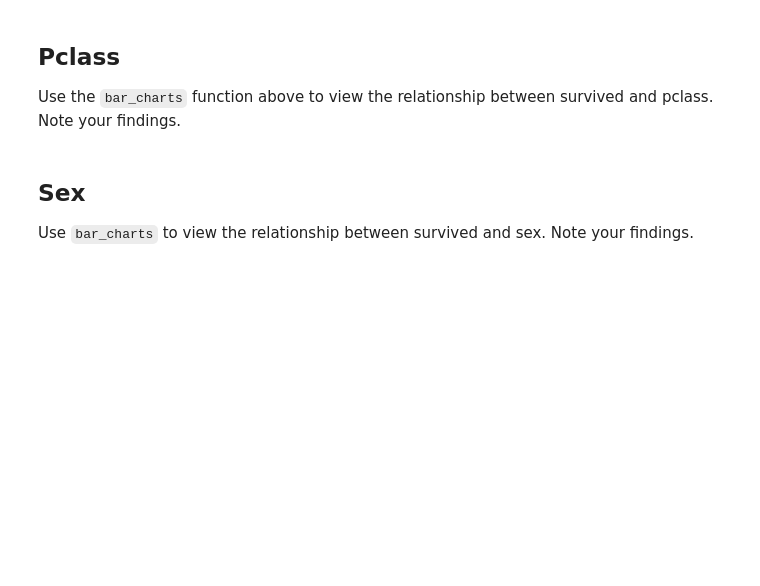
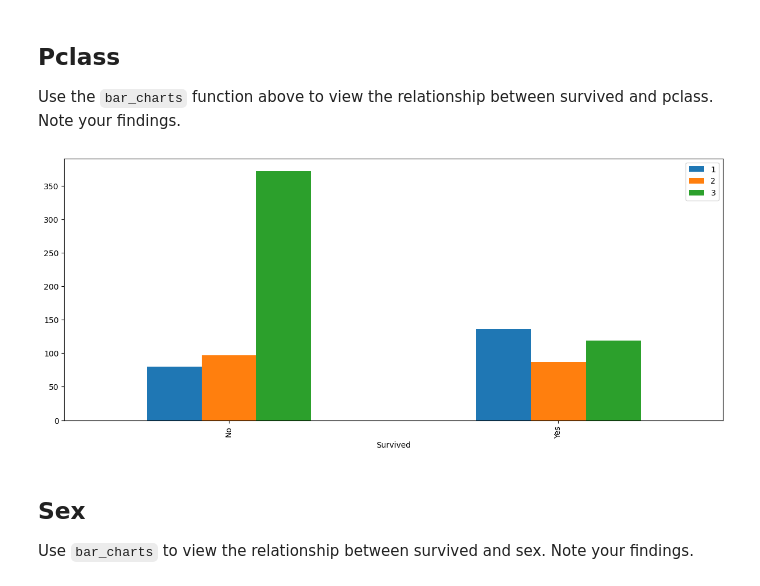
Before and after one commit to VeraLyu2022/iod, a Jupyter notebook: Module 2/Lab 2/IOD_Lab-2_2_1.ipynb, the cells around one changed output. Drawn from its saved outputs; the diff is of its cells as text; code cells hidden in the pictures; blank space fills up the shorter version.

```diff
--- a/Module 2/Lab 2/IOD_Lab-2_2_1.ipynb
+++ b/Module 2/Lab 2/IOD_Lab-2_2_1.ipynb
@@ -214,3 +243,9 @@ Use the `bar_charts` function above to view the relationship between survived an
+# %%
+# ANSWER
+bar_charts(titanic, 'Pclass')
+#class 1 and 2 has around 50% of survivers while class 3 has only 25%.
+# %% [output]
+[figure, added]
 # %% [markdown]
 ## Sex
 
```
Also changed, not shown: parts of 24 cells of this notebook, 2 other files.
